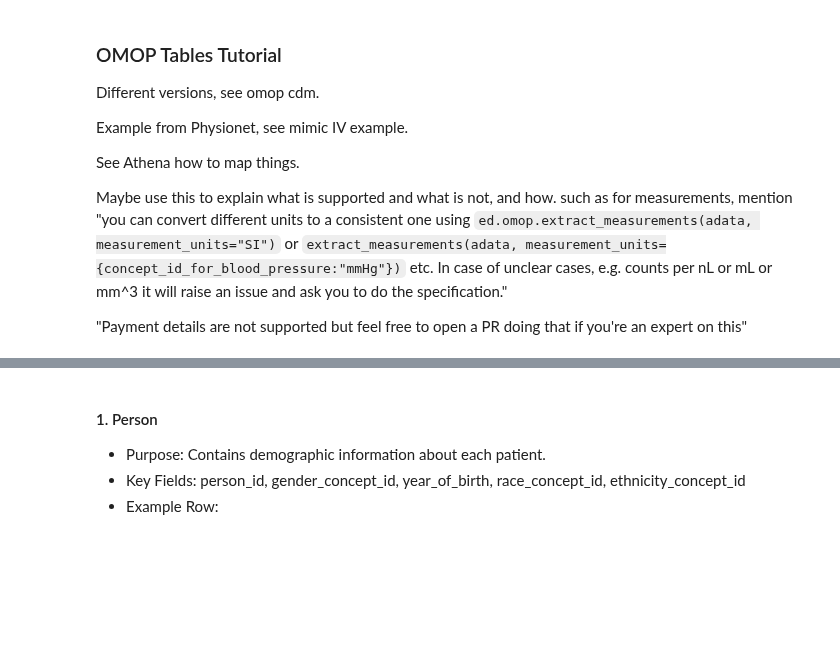
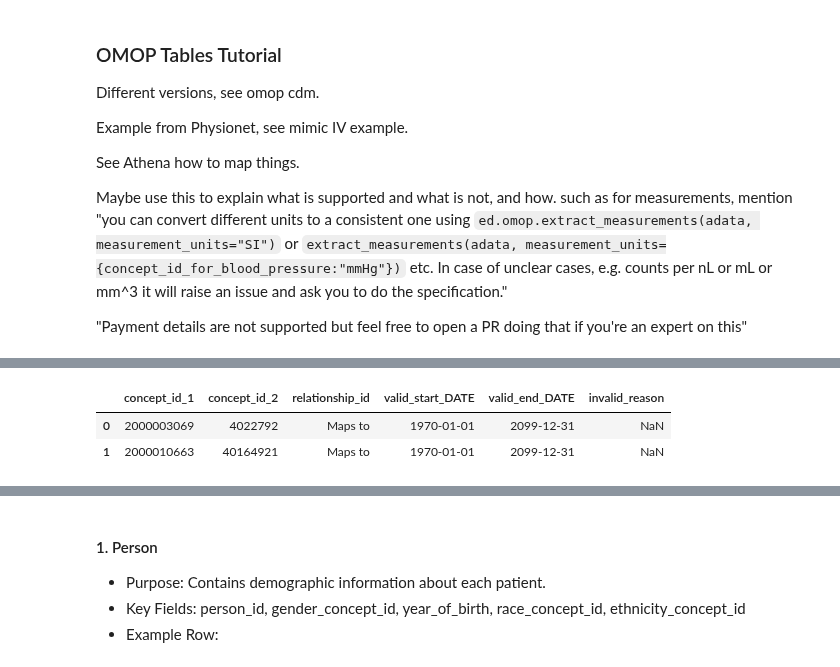
Before and after one commit to theislab/ehrdata, a Jupyter notebook: notebooks/omop_tables_tutorial.ipynb, the cells around one changed output, grey strips where cells are left out. Cells and saved outputs as stored; diff of their text form; code cells hidden in the pictures; blank space fills up the shorter version.

```diff
--- a/notebooks/omop_tables_tutorial.ipynb
+++ b/notebooks/omop_tables_tutorial.ipynb
@@ -16,0 +67,6 @@ data_path = "/Users/eljas.roellin/Documents/ehrapy_workspace/mimic-iv-demo-data-
+# %%
+pd.read_csv(data_path + "/2b_concept_relationship.csv").head(2)
+# %% [output]
+|  | concept_id_1 | concept_id_2 | relationship_id | valid_start_DATE | valid_end_DATE | invalid_reason |
+| 0 | 2000003069 | 4022792 | Maps to | 1970-01-01 | 2099-12-31 | NaN |
+| 1 | 2000010663 | 40164921 | Maps to | 1970-01-01 | 2099-12-31 | NaN |
```
Also changed, not shown: parts of 8 cells of this notebook.
